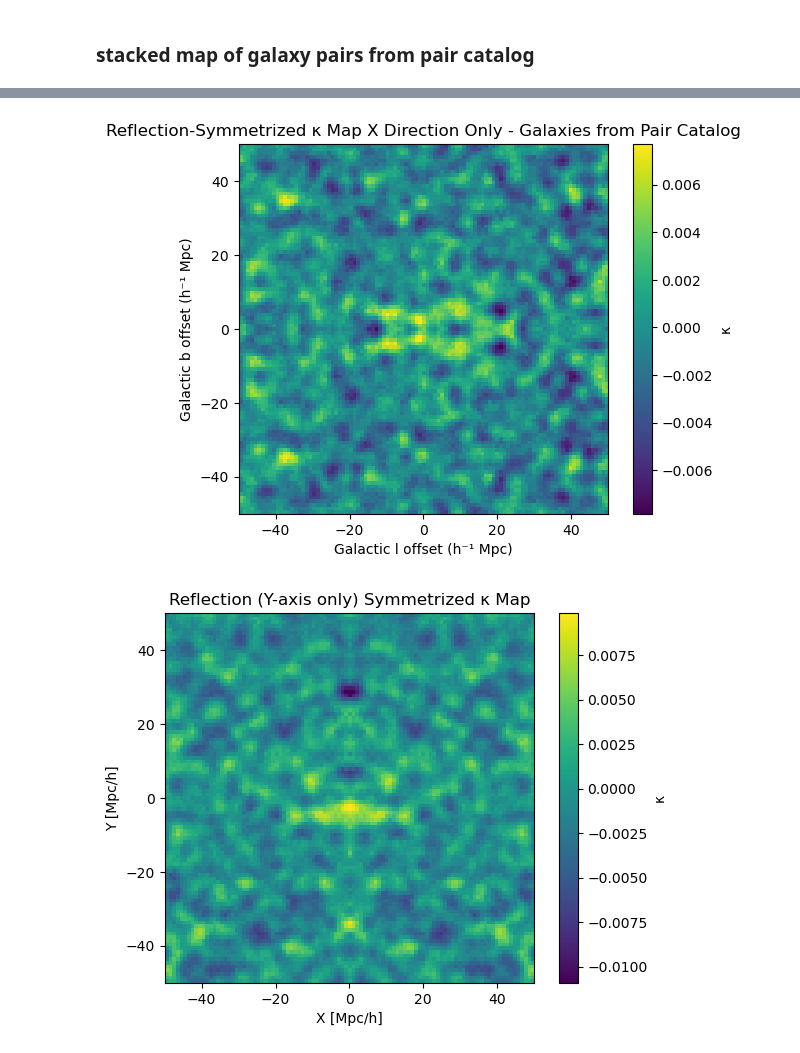
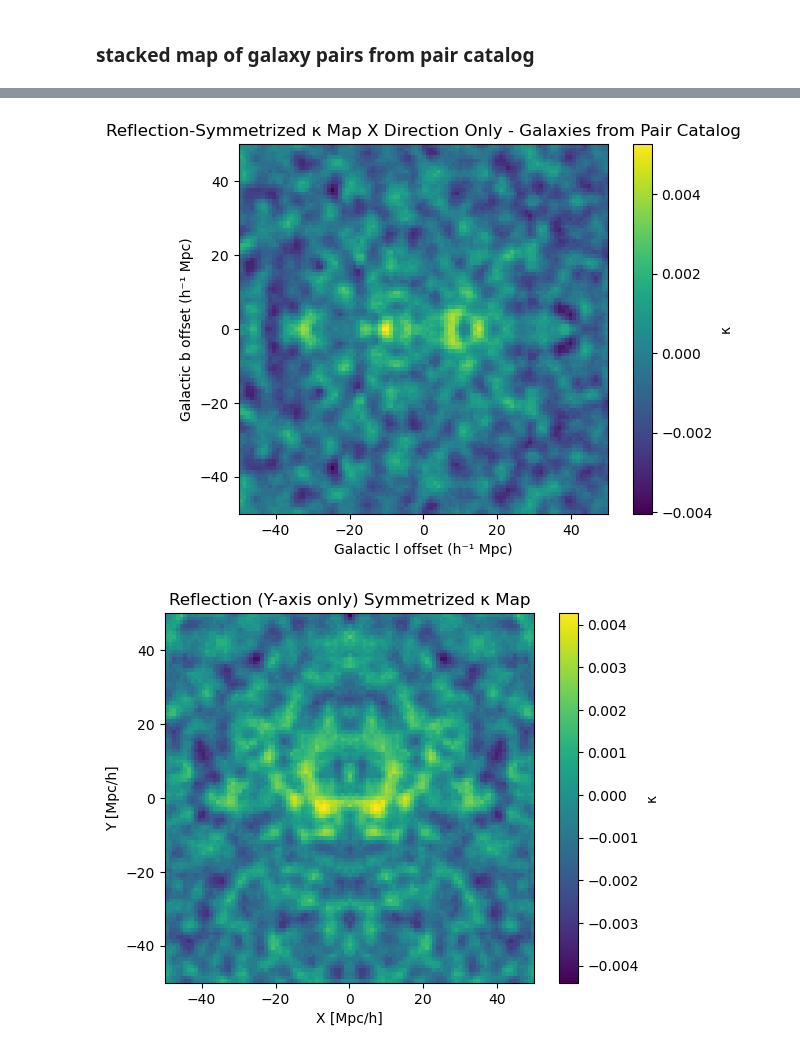
Before and after one commit to carolinewu327/astrophysics, a Jupyter notebook: stack_pairs_from_pair_catalog.ipynb, the cells around one changed output, grey strips where cells are left out. Saved outputs shown, nothing was run; the diff lists cells and outputs as text; code cells hidden in the pictures.

```diff
--- a/stack_pairs_from_pair_catalog.ipynb
+++ b/stack_pairs_from_pair_catalog.ipynb
@@ -10,7 +10,7 @@ import pandas as pd
 from tqdm import tqdm  # progress bar
 
 # --- Load catalog and map as before ---
-pairs = pd.read_csv('data/galaxy_pairs_catalog_10hmpc.csv')
+pairs = pd.read_csv('data/galaxy_pairs_catalog_20hmpc.csv')
 alm_file = "data/COM_Lensing_4096_R3.00/MV/dat_klm.fits"
 mask_file = "data/COM_Lensing_4096_R3.00/mask.fits"
 nside = 2048
@@ -230,7 +230,7 @@ plt.ylabel("Galactic b offset (h⁻¹ Mpc)")
 plt.title("Reflection-Symmetrized κ Map X Direction Only - Galaxies from Pair Catalog")
 plt.show()
 # %% [output]
-[figure, old version]
+[figure, new version]
 # %%
 def reflect_x_symmetrize_map(kappa):
     """
@@ -254,13 +254,13 @@ def reflect_x_symmetrize_map(kappa):
     sym[:, c:]   = np.fliplr(avg)
     return sym
 # %%
-kappa_smooth = gaussian_filter(kappa_stack_mean, sigma=2)
+# kappa_smooth = gaussian_filter(kappa_stack_mean, sigma=2)
 kappa_sym = reflect_x_symmetrize_map(kappa_stack_mean)
 
 plt.imshow(kappa_sym, origin='lower', extent=extent, cmap='viridis')
 plt.colorbar(label='κ')
 plt.xlabel("X [Mpc/h]"); plt.ylabel("Y [Mpc/h]")
 plt.title("Reflection (Y-axis only) Symmetrized κ Map")
 plt.show()
 # %% [output]
-[figure, old version]
+[figure, new version]
```
Also changed, not shown: parts of 4 cells of this notebook, 3 other files.
